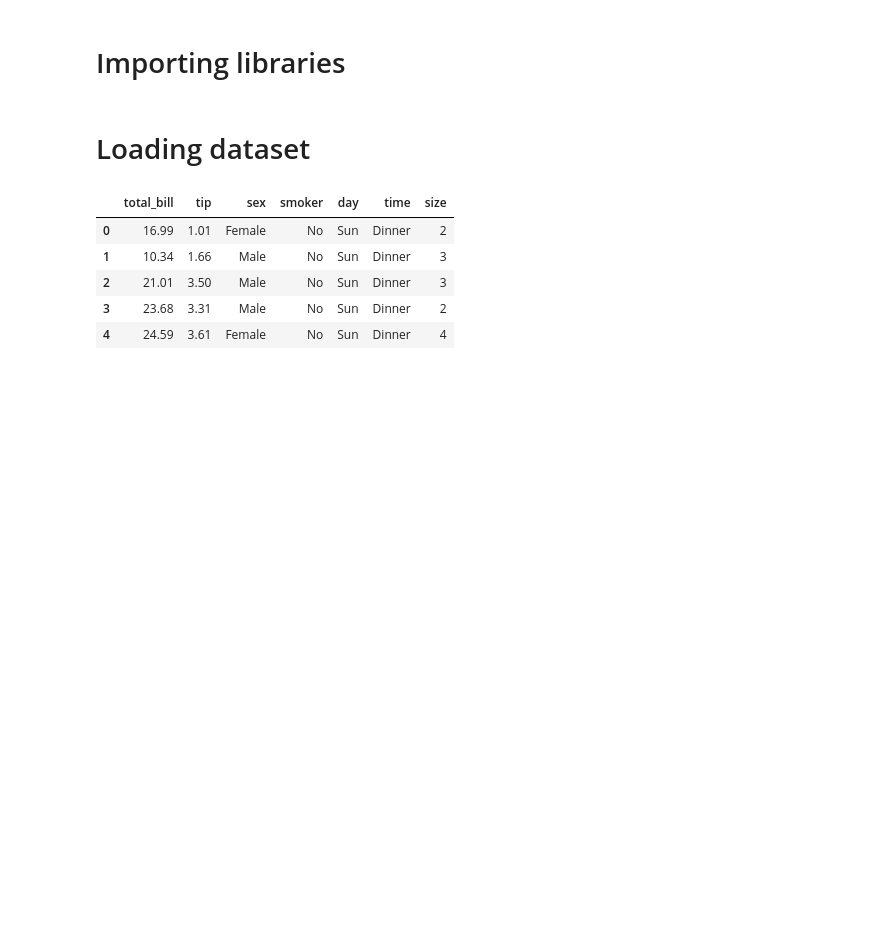
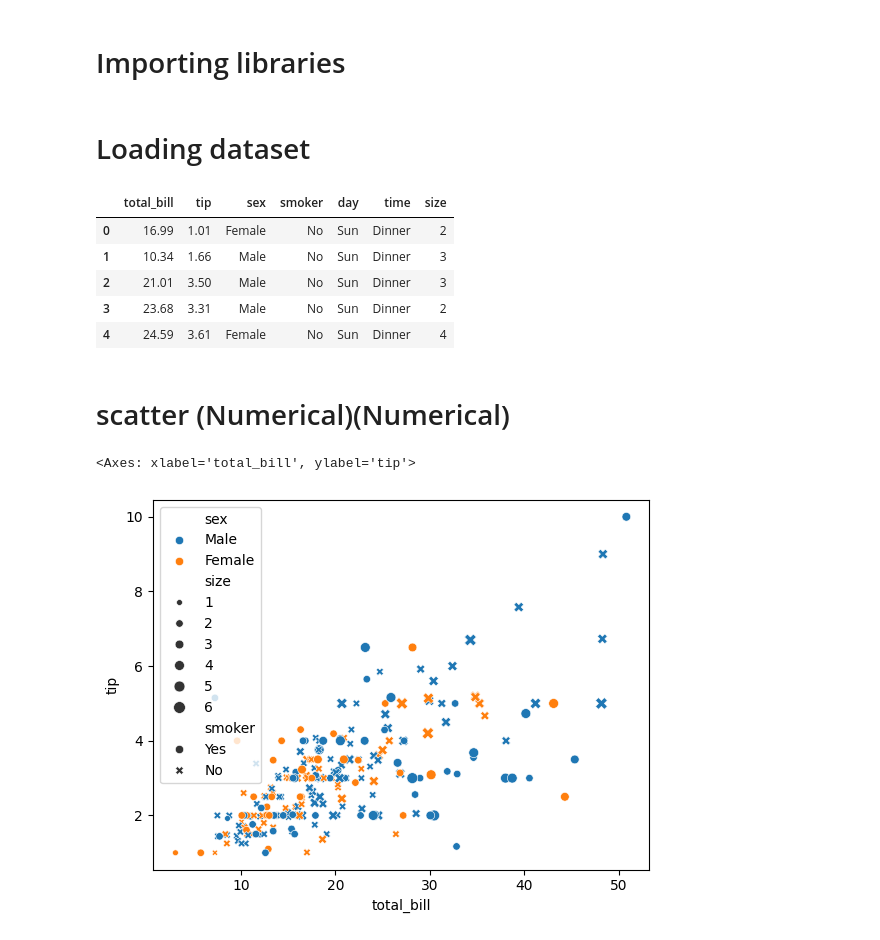
Before and after one commit to Muhammad-Abubakar147/Machine-Learning, a Jupyter notebook: 19.EDA with Bivariate & Multivariate/EDA-with-multi-and-bivariate.ipynb, the cells around one changed output. Cells and saved outputs as stored; diff of their text form; code cells hidden in the pictures; blank space fills up the shorter version.

Commit message:
Data scatter plot

```diff
--- a/19.EDA with Bivariate & Multivariate/EDA-with-multi-and-bivariate.ipynb
+++ b/19.EDA with Bivariate & Multivariate/EDA-with-multi-and-bivariate.ipynb
@@ -17,3 +17,16 @@ tips.head()
 | 2 | 21.01 | 3.50 | Male | No | Sun | Dinner | 3 |
 | 3 | 23.68 | 3.31 | Male | No | Sun | Dinner | 2 |
 | 4 | 24.59 | 3.61 | Female | No | Sun | Dinner | 4 |
+# %% [markdown]
+# scatter (Numerical)(Numerical)
+# %%
+sns.scatterplot(
+    x=tips["total_bill"],
+    y=tips["tip"],
+    hue=tips["sex"],
+    style=tips["smoker"],
+    size=tips["size"]
+)
+# %% [output]
+<Axes: xlabel='total_bill', ylabel='tip'>
+[figure, added]
```
